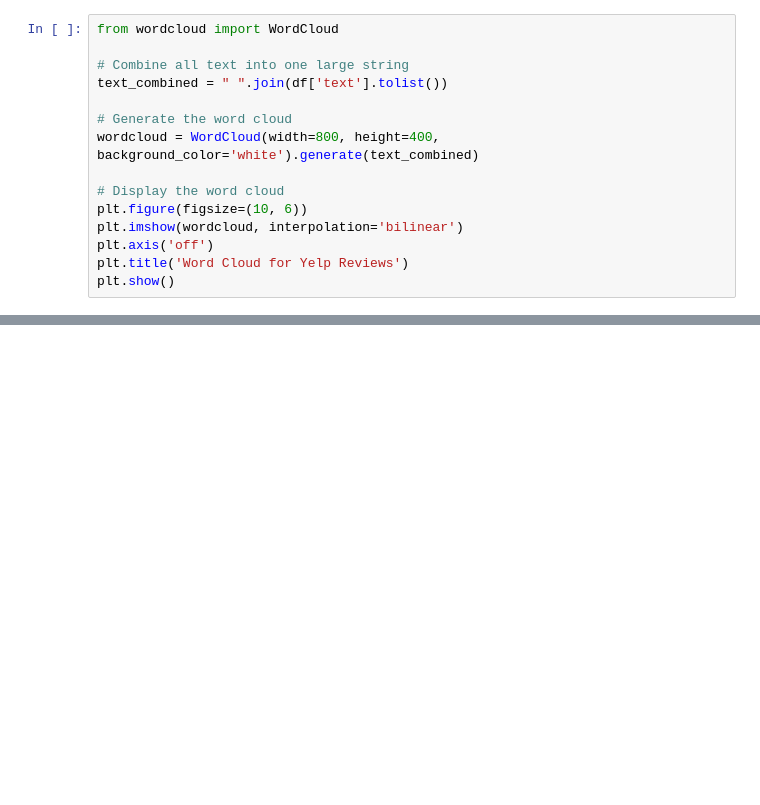
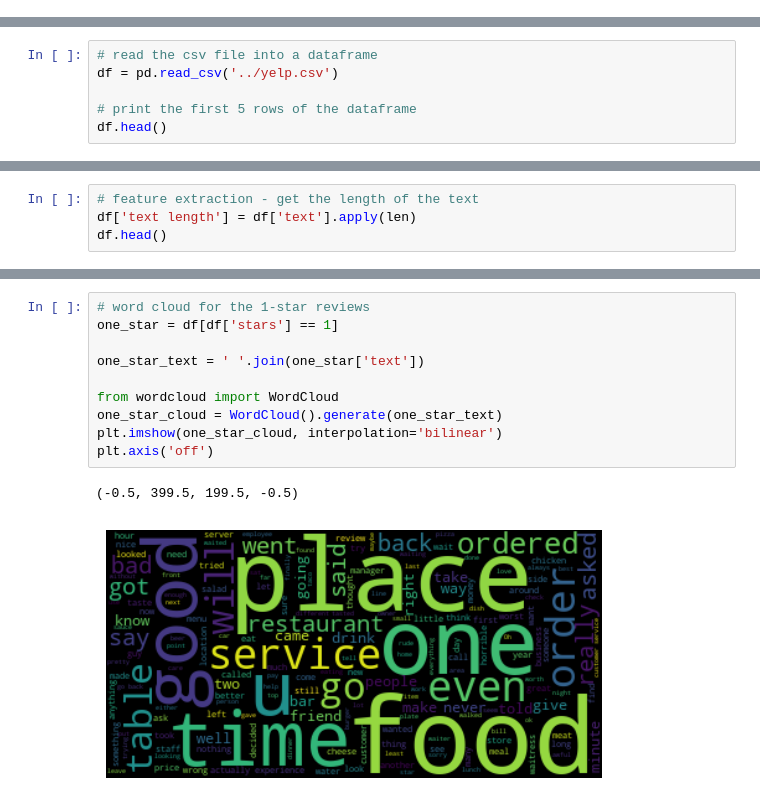
Before and after one commit to BethanyJep/yelp_ghc_sentiment_analysis, a Jupyter notebook: yelp.ipynb, the cells around one changed output, grey strips where cells are left out. Saved outputs shown, nothing was run; the diff lists cells and outputs as text; blank space fills up the shorter version.

```diff
--- a/yelp.ipynb
+++ b/yelp.ipynb
@@ -75,15 +0,0 @@ Note: you may need to restart the kernel to use updated packages.
-# %%
-from wordcloud import WordCloud
-
-# Combine all text into one large string
-text_combined = " ".join(df['text'].tolist())
-
-# Generate the word cloud
-wordcloud = WordCloud(width=800, height=400, background_color='white').generate(text_combined)
-
-# Display the word cloud
-plt.figure(figsize=(10, 6))
-plt.imshow(wordcloud, interpolation='bilinear')
-plt.axis('off')
-plt.title('Word Cloud for Yelp Reviews')
-plt.show()
@@ -179,0 +18,6 @@ df['cleaned_review'] = df['text'].apply(preprocess_text)
+# %%
+# read the csv file into a dataframe
+df = pd.read_csv('../yelp.csv')
+
+# print the first 5 rows of the dataframe
+df.head()
@@ -179,0 +60,4 @@ df['cleaned_review'] = df['text'].apply(preprocess_text)
+# %%
+# feature extraction - get the length of the text
+df['text length'] = df['text'].apply(len)
+df.head()
@@ -179,0 +122,13 @@ df['cleaned_review'] = df['text'].apply(preprocess_text)
+# %%
+# word cloud for the 1-star reviews
+one_star = df[df['stars'] == 1]
+
+one_star_text = ' '.join(one_star['text'])
+
+from wordcloud import WordCloud
+one_star_cloud = WordCloud().generate(one_star_text)
+plt.imshow(one_star_cloud, interpolation='bilinear')
+plt.axis('off')
+# %% [output]
+(-0.5, 399.5, 199.5, -0.5)
+[figure, added]
```
Also changed, not shown: parts of 61 cells of this notebook, 11 other files.
